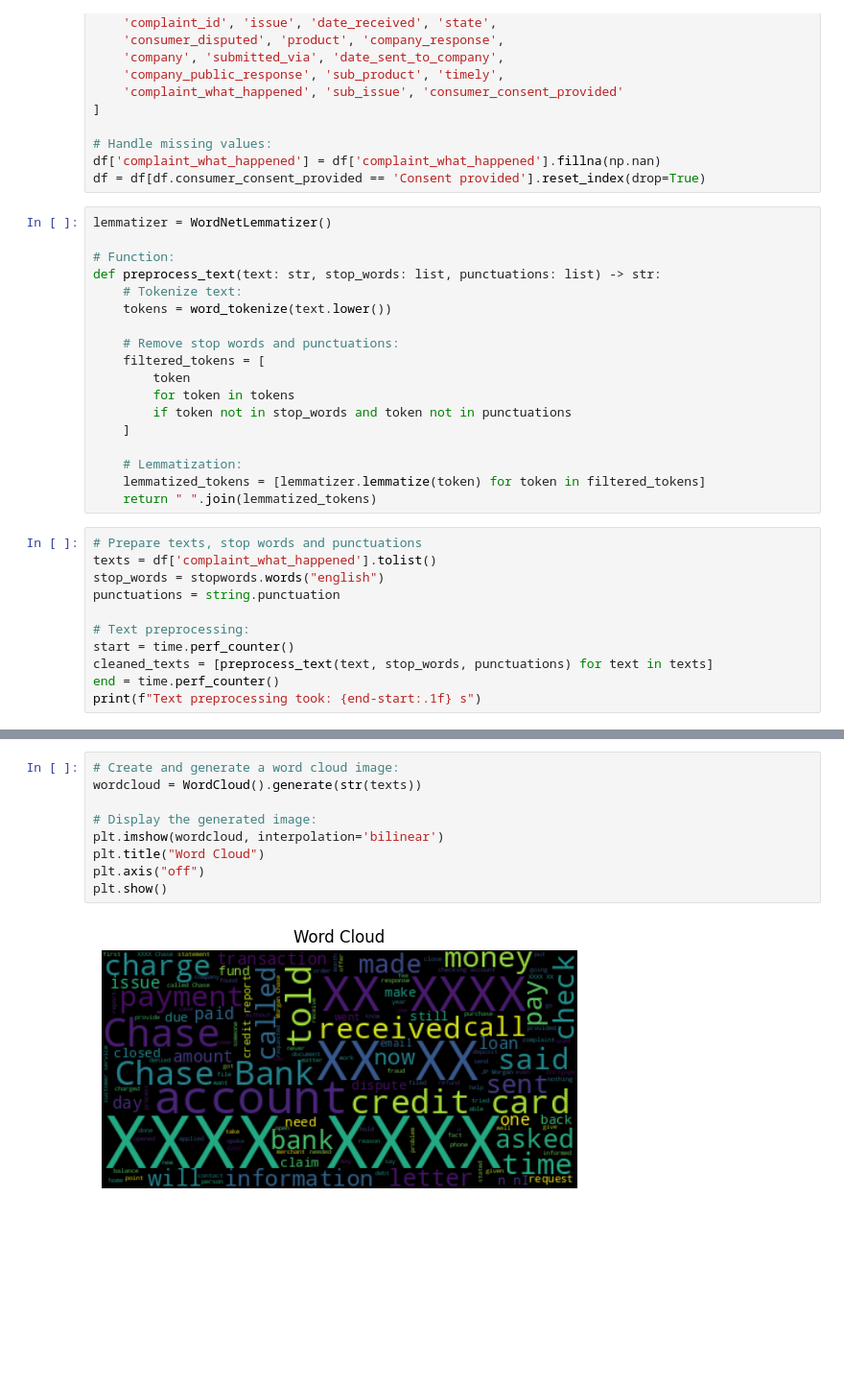
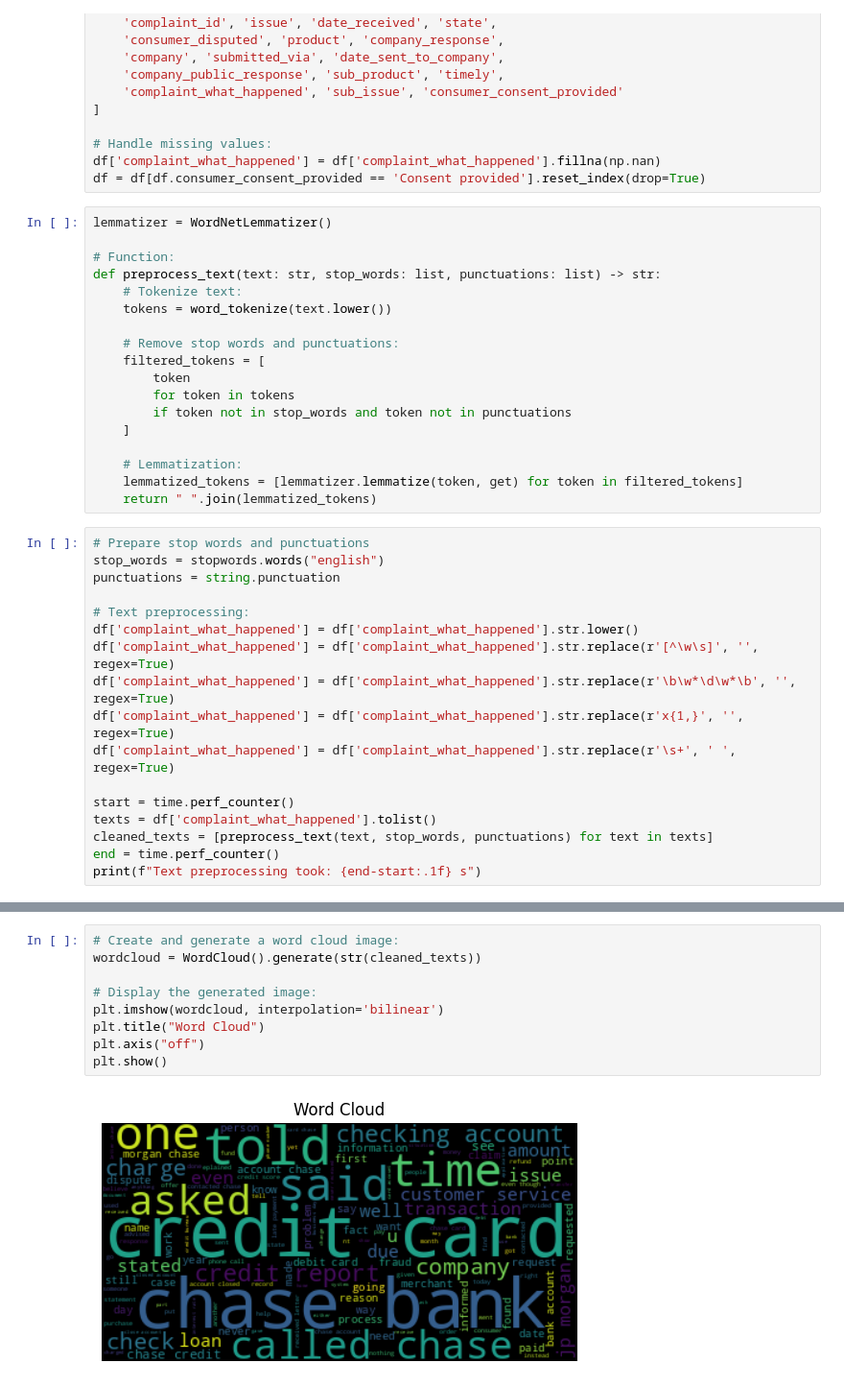
Before and after one commit to marcellinus-witarsah/customer-complaints-classification, a Jupyter notebook: notebooks/20240621-topic-modelling.ipynb, the cells around one changed output, grey strips where cells are left out. Shown: that part at 96% size. Saved outputs shown, nothing was run; the diff lists cells and outputs as text; blank space fills up the shorter version.

Commit message:
cleaning text from dates, numbers, and confidential information

```diff
--- a/notebooks/20240621-topic-modelling.ipynb
+++ b/notebooks/20240621-topic-modelling.ipynb
@@ -66,16 +66,22 @@ def preprocess_text(text: str, stop_words: list, punctuations: list) -> str:
     ]
 
     # Lemmatization:
-    lemmatized_tokens = [lemmatizer.lemmatize(token) for token in filtered_tokens]
+    lemmatized_tokens = [lemmatizer.lemmatize(token, get) for token in filtered_tokens]
     return " ".join(lemmatized_tokens)
 # %%
-# Prepare texts, stop words and punctuations
-texts = df['complaint_what_happened'].tolist()
+# Prepare stop words and punctuations
 stop_words = stopwords.words("english")
 punctuations = string.punctuation
 
 # Text preprocessing:
+df['complaint_what_happened'] = df['complaint_what_happened'].str.lower()
+df['complaint_what_happened'] = df['complaint_what_happened'].str.replace(r'[^\w\s]', '', regex=True)
+df['complaint_what_happened'] = df['complaint_what_happened'].str.replace(r'\b\w*\d\w*\b', '', regex=True)
+df['complaint_what_happened'] = df['complaint_what_happened'].str.replace(r'x{1,}', '', regex=True)
+df['complaint_what_happened'] = df['complaint_what_happened'].str.replace(r'\s+', ' ', regex=True)
+
 start = time.perf_counter()
+texts = df['complaint_what_happened'].tolist()
 cleaned_texts = [preprocess_text(text, stop_words, punctuations) for text in texts]
 end = time.perf_counter()
 print(f"Text preprocessing took: {end-start:.1f} s")
@@ -84,11 +90,11 @@ Text preprocessing took: 40.0 s
 # %%
 # Create and generate a word cloud image:
-wordcloud = WordCloud().generate(str(texts))
+wordcloud = WordCloud().generate(str(cleaned_texts))
 
 # Display the generated image:
 plt.imshow(wordcloud, interpolation='bilinear')
 plt.title("Word Cloud")
 plt.axis("off")
 plt.show()
 # %% [output]
-[figure, old version]
+[figure, new version]
```
Also changed, not shown: parts of 2 cells of this notebook.
